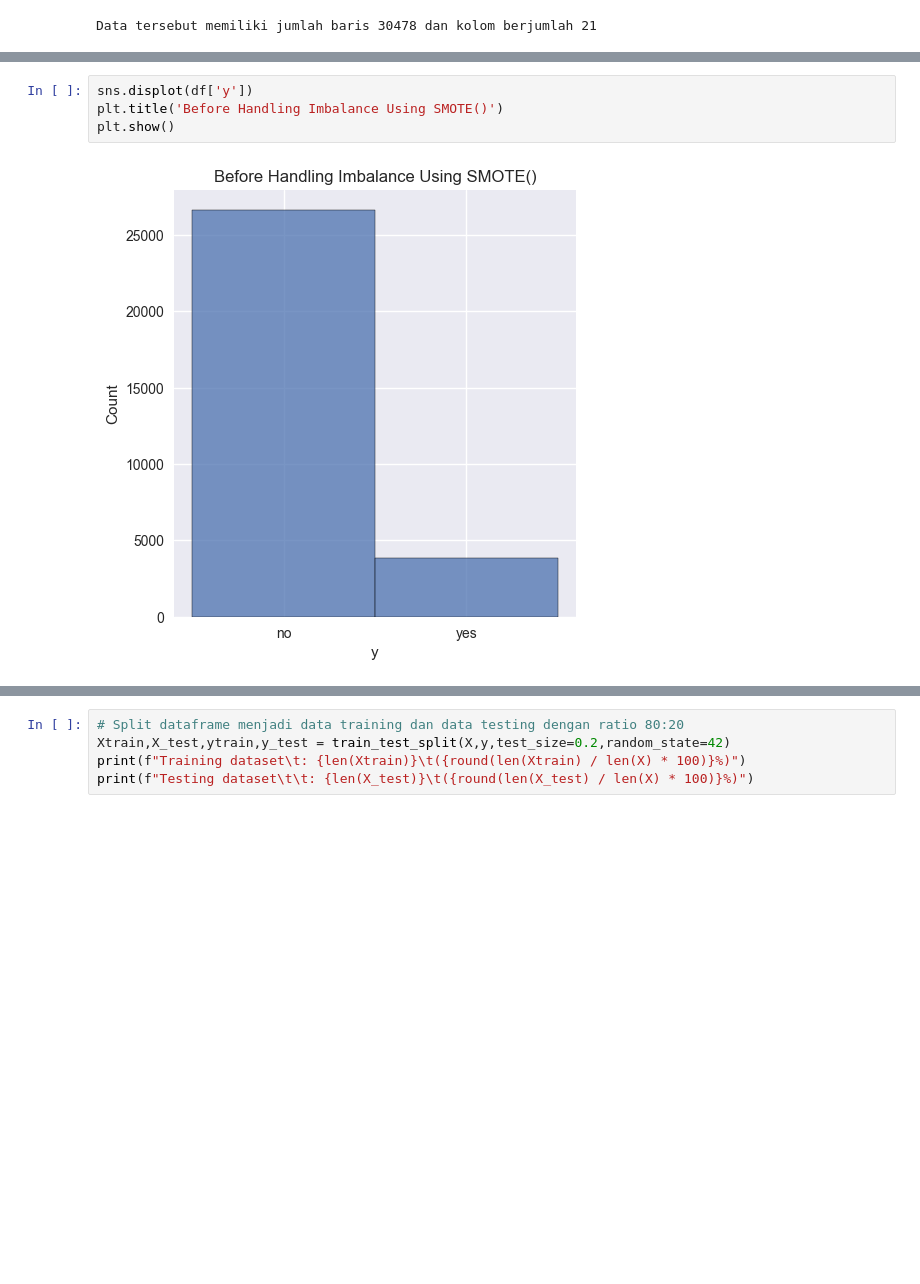
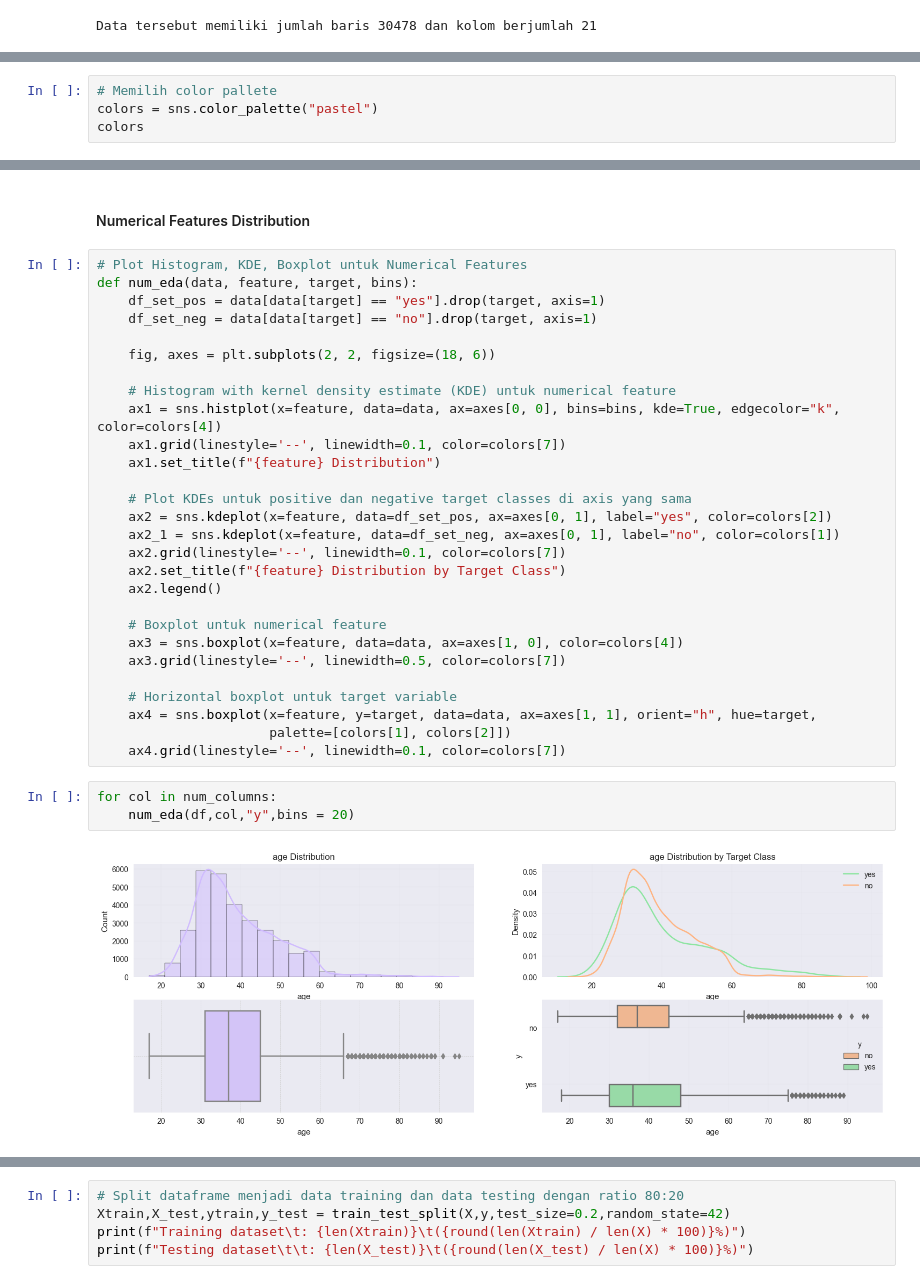
Before and after one commit to yusrainiasraa/Hacktiv8, a Jupyter notebook: Assignment/PYTN_Assgn_3_5_Yusraini/PYTN_Assgn_3_5_Yusraini.ipynb, the cells around one changed output, grey strips where cells are left out. Cells and saved outputs as stored; diff of their text form; blank space fills up the shorter version.

```diff
--- a/Assignment/PYTN_Assgn_3_5_Yusraini/PYTN_Assgn_3_5_Yusraini.ipynb
+++ b/Assignment/PYTN_Assgn_3_5_Yusraini/PYTN_Assgn_3_5_Yusraini.ipynb
@@ -185,0 +244,4 @@ plt.show()
+# %%
+# Memilih color pallete
+colors = sns.color_palette("pastel")
+colors
@@ -220,6 +268,35 @@ plt.show()
-# %%
-sns.displot(df['y'])
-plt.title('Before Handling Imbalance Using SMOTE()')
-plt.show()
-# %% [output]
-[figure, removed]
+# %% [markdown]
+#### Numerical Features Distribution
+# %%
+# Plot Histogram, KDE, Boxplot untuk Numerical Features
+def num_eda(data, feature, target, bins):
+    df_set_pos = data[data[target] == "yes"].drop(target, axis=1)
+    df_set_neg = data[data[target] == "no"].drop(target, axis=1)
+
+    fig, axes = plt.subplots(2, 2, figsize=(18, 6))
+
+    # Histogram with kernel density estimate (KDE) untuk numerical feature
+    ax1 = sns.histplot(x=feature, data=data, ax=axes[0, 0], bins=bins, kde=True, edgecolor="k", color=colors[4])
+    ax1.grid(linestyle='--', linewidth=0.1, color=colors[7])
+    ax1.set_title(f"{feature} Distribution")
+
+    # Plot KDEs untuk positive dan negative target classes di axis yang sama
+    ax2 = sns.kdeplot(x=feature, data=df_set_pos, ax=axes[0, 1], label="yes", color=colors[2])
+    ax2_1 = sns.kdeplot(x=feature, data=df_set_neg, ax=axes[0, 1], label="no", color=colors[1])
+    ax2.grid(linestyle='--', linewidth=0.1, color=colors[7])
+    ax2.set_title(f"{feature} Distribution by Target Class")
+    ax2.legend()
+
+    # Boxplot untuk numerical feature
+    ax3 = sns.boxplot(x=feature, data=data, ax=axes[1, 0], color=colors[4])
+    ax3.grid(linestyle='--', linewidth=0.5, color=colors[7])
+
+    # Horizontal boxplot untuk target variable
+    ax4 = sns.boxplot(x=feature, y=target, data=data, ax=axes[1, 1], orient="h", hue=target,
+                      palette=[colors[1], colors[2]])
+    ax4.grid(linestyle='--', linewidth=0.1, color=colors[7])
+# %%
+for col in num_columns:
+    num_eda(df,col,"y",bins = 20)
+# %% [output]
+[figure, added]
```
Also changed, not shown: parts of 81 cells of this notebook.
